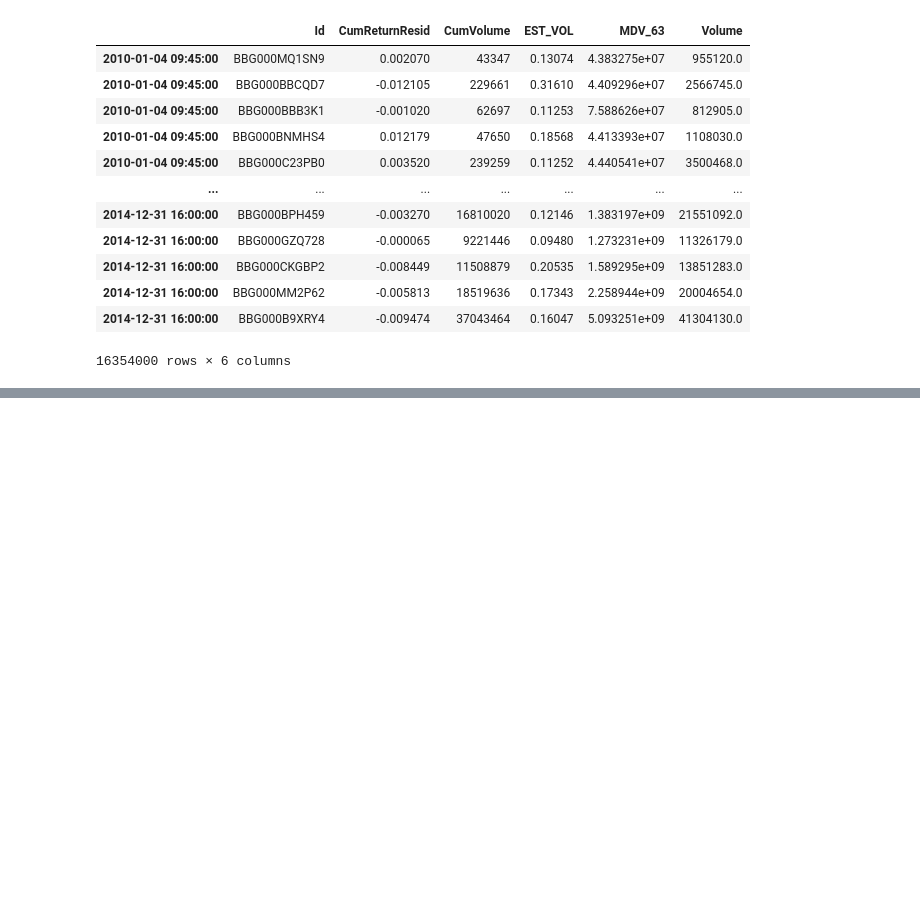
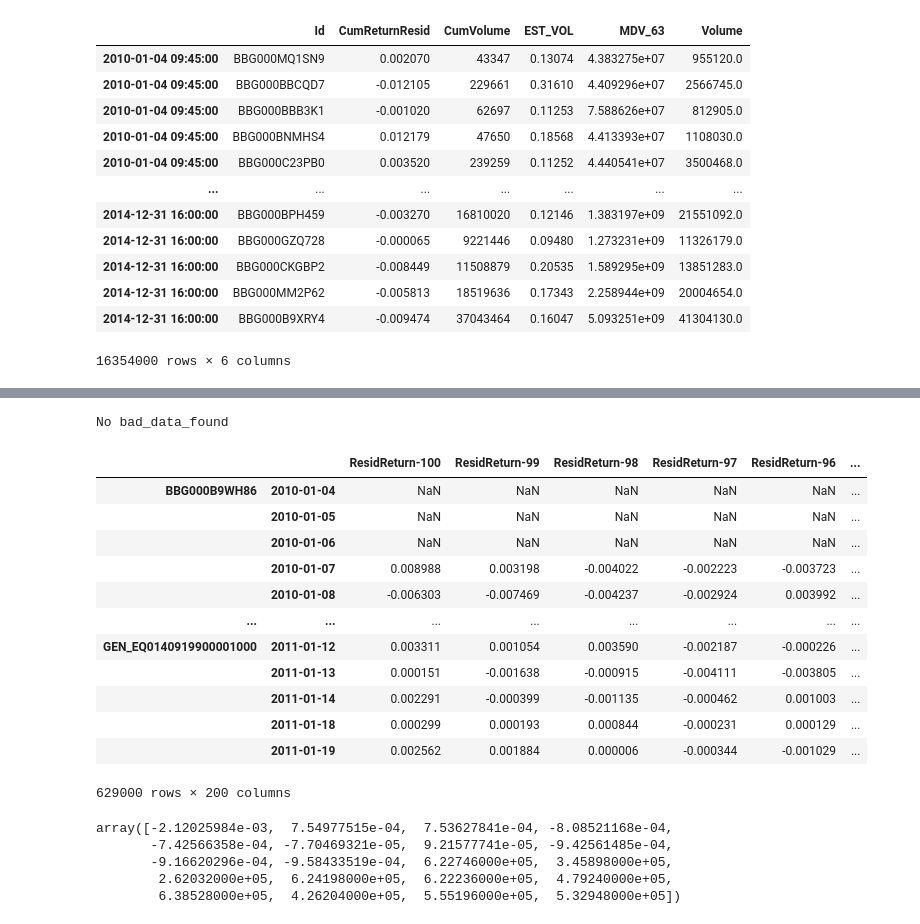
Before and after one commit to nicolasbuchwalder/MTH9899Final, a Jupyter notebook: research/Nick_research.ipynb, the cells around one changed output, grey strips where cells are left out. Cells and saved outputs as stored; diff of their text form; code cells hidden in the pictures; blank space fills up the shorter version.

```diff
--- a/research/Nick_research.ipynb
+++ b/research/Nick_research.ipynb
@@ -269,0 +205,59 @@ grouped.apply()
+# %%
+for (Id, date), daily_data in raw_df.groupby(["Id", raw_df.index.date]):
+    d = daily_data
+    if d.index[0].time() != dt.time(9, 45):
+        print(f"id {Id} has starts late ({d.index[0].time()}) on day {date}")
+        break
+    if d.index[-1].time() != dt.time(16, 0):
+         print(f"id {Id} has ends early ({d.index[-1].time()}) on day {date}")
+
+    if (d.index != pd.date_range(start=d.index[0], end=d.index[-1], freq='15T', inclusive="both")).any():
+        print(f"id {Id} has discontinuous data on day {date}")
+        break
+
+print("No bad data found")
+# %% [output]
+No bad_data_found
+# %%
+def strided_app(a, L):
+    nrows = ((a.size-L))+1
+    n = a.strides[0]
+    return np.lib.stride_tricks.as_strided(a, shape=(nrows,L), strides=(n,n))
+# %%
+window = 100
+data = []
+for Id, id_data in tickdata.groupby(level=0):
+    start_index = id_data.index.get_level_values(1)[0]
+    filled_up_index = pd.date_range(start=start_index - pd.DateOffset(minutes=15*window), end=start_index, freq="15T", inclusive="left")
+    filled_up_df = pd.DataFrame(np.nan, index=pd.MultiIndex.from_arrays([[Id] * len(filled_up_index), filled_up_index]), columns=id_data.columns)
+    id_data = pd.concat([filled_up_df, id_data])
+    arr = np.stack([strided_app(id_data["ResidReturn"].to_numpy(copy=False),L=window), strided_app(id_data["Volume"].to_numpy(copy=False),L=window)], axis=1)
+    mask = id_data.index[window-1:].get_level_values(1).time == dt.time(15,30)
+    days = id_data.index[window-1:].get_level_values(1)[mask].date
+    data.append(pd.DataFrame(arr[mask].reshape(-1, window * 2), index=pd.MultiIndex.from_arrays([[Id] * len(days), days])))
+# %%
+features = pd.concat(data)
+features.columns = ["ResidReturn-" + str(i) for i in range(features.shape[1]//2, 0, -1)] + ["Volume-" + str(i) for i in range(features.shape[1]//2, 0, -1)]
+features.sort_index()
+# %% [output]
+|  |  | ResidReturn-100 | ResidReturn-99 | ResidReturn-98 | ResidReturn-97 | ResidReturn-96 | ... |
+| BBG000B9WH86 | 2010-01-04 | NaN | NaN | NaN | NaN | NaN | ... |
+|  | 2010-01-05 | NaN | NaN | NaN | NaN | NaN | ... |
+|  | 2010-01-06 | NaN | NaN | NaN | NaN | NaN | ... |
+|  | 2010-01-07 | 0.008988 | 0.003198 | -0.004022 | -0.002223 | -0.003723 | ... |
+|  | 2010-01-08 | -0.006303 | -0.007469 | -0.004237 | -0.002924 | 0.003992 | ... |
+| ... | ... | ... | ... | ... | ... | ... | ... |
+| GEN_EQ0140919900001000 | 2011-01-12 | 0.003311 | 0.001054 | 0.003590 | -0.002187 | -0.000226 | ... |
+|  | 2011-01-13 | 0.000151 | -0.001638 | -0.000915 | -0.004111 | -0.003805 | ... |
+|  | 2011-01-14 | 0.002291 | -0.000399 | -0.001135 | -0.000462 | 0.001003 | ... |
+|  | 2011-01-18 | 0.000299 | 0.000193 | 0.000844 | -0.000231 | 0.000129 | ... |
+|  | 2011-01-19 | 0.002562 | 0.001884 | 0.000006 | -0.000344 | -0.001029 | ... |
+629000 rows × 200 columns
+# %%
+arr[mask].reshape(-1, window * 2)[0]
+# %% [output]
+array([-2.12025984e-03,  7.54977515e-04,  7.53627841e-04, -8.08521168e-04,
+       -7.42566358e-04, -7.70469321e-05,  9.21577741e-05, -9.42561485e-04,
+       -9.16620296e-04, -9.58433519e-04,  6.22746000e+05,  3.45898000e+05,
+        2.62032000e+05,  6.24198000e+05,  6.22236000e+05,  4.79240000e+05,
+        6.38528000e+05,  4.26204000e+05,  5.55196000e+05,  5.32948000e+05])
```
Also changed, not shown: parts of 93 cells of this notebook, 1 other file.
